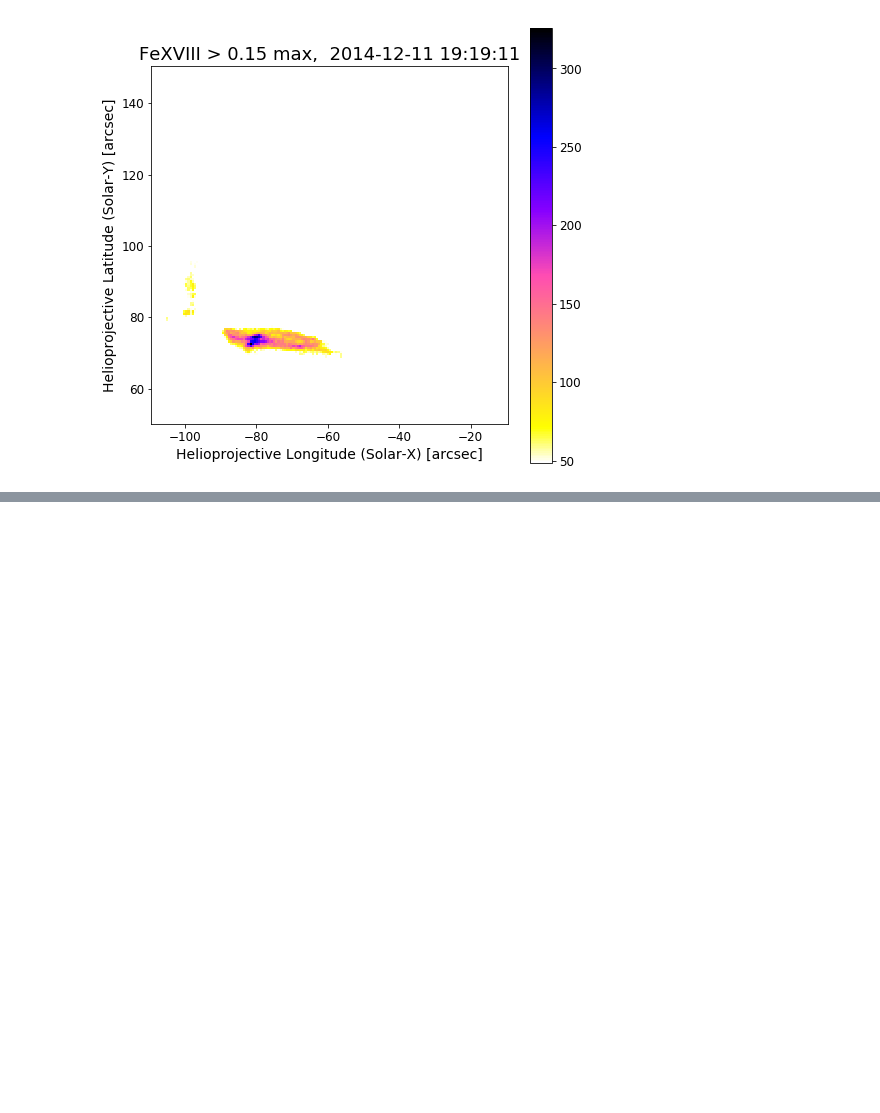
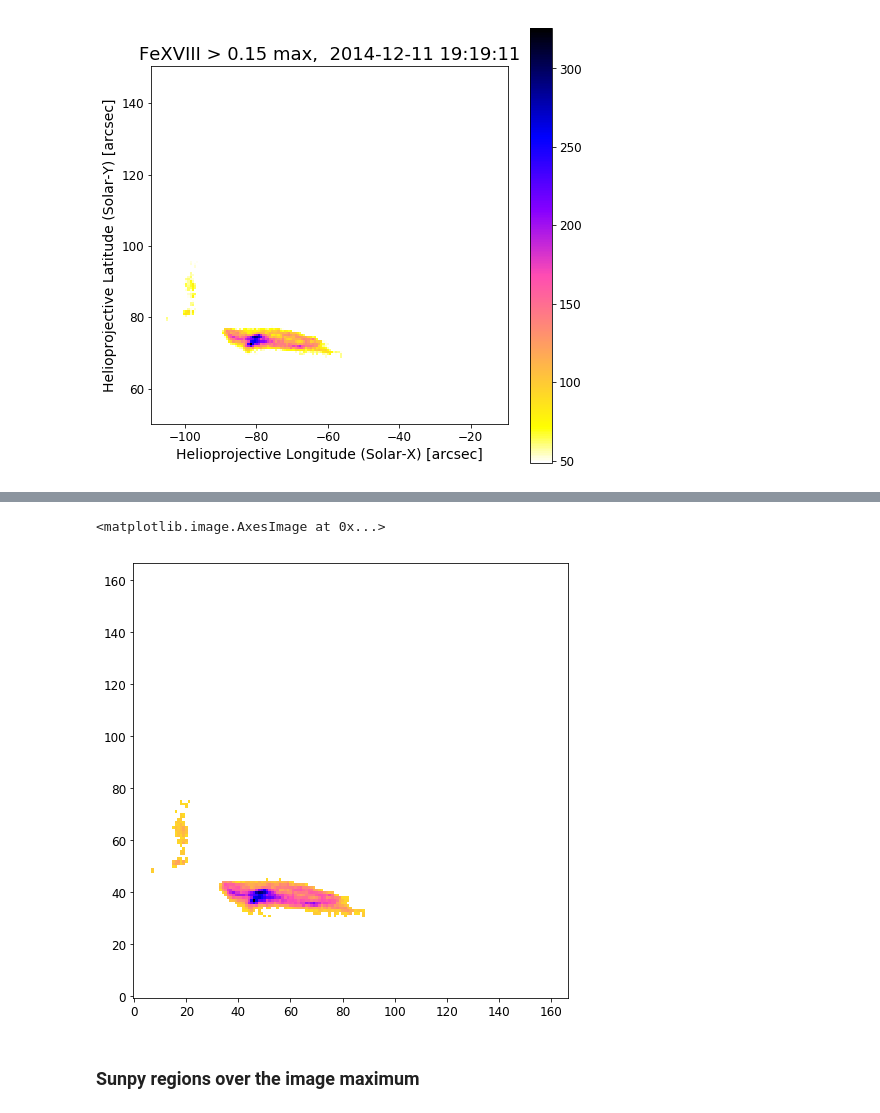
Before and after one commit to pymilo/Milo_FOXSI_Science, a Jupyter notebook: Notebooks/For_Athiray_Second_Microflare.ipynb, the cells around one changed output, grey strips where cells are left out. Drawn from its saved outputs; the diff is of its cells as text; code cells hidden in the pictures; blank space fills up the shorter version.

```diff
--- a/Notebooks/For_Athiray_Second_Microflare.ipynb
+++ b/Notebooks/For_Athiray_Second_Microflare.ipynb
@@ -204,0 +207,9 @@ plt.imshow(mask,origin='lower',cmap='Greys')
+# %%
+data2 = ndimage.gaussian_filter(maps[ta].data * ~mask, 0)
+plt.figure(figsize=(8,8))
+plt.imshow(data2,origin='lower',cmap='gnuplot2_r')
+# %% [output]
+<matplotlib.image.AxesImage at 0x...>
+[figure, added]
+# %% [markdown]
+### Sunpy regions over the image maximum
```
Also changed, not shown: parts of 10 cells of this notebook, 56 other files.
